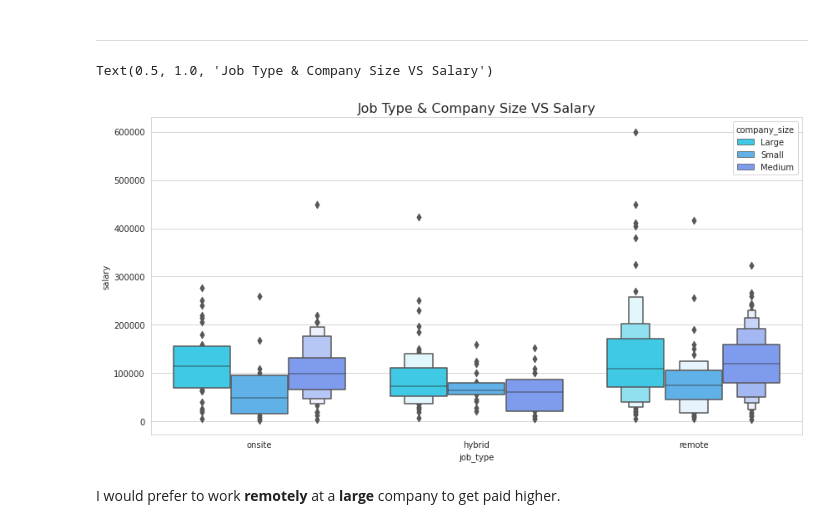
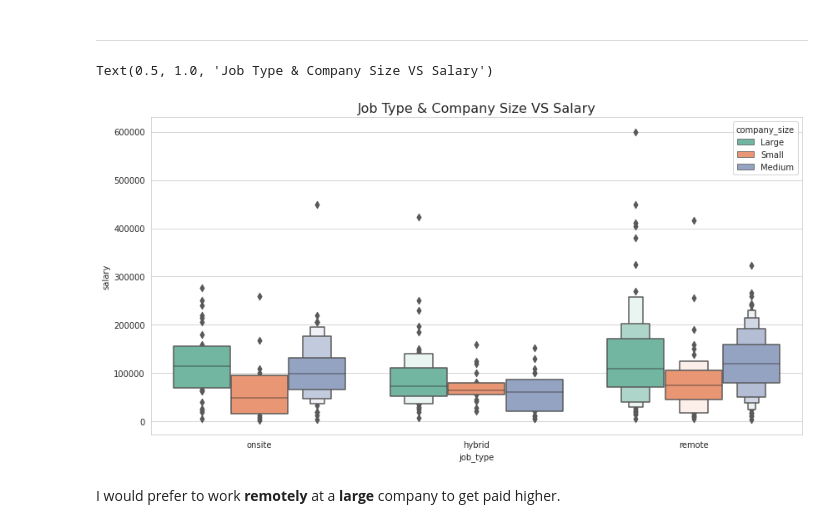
Before and after one commit to hikmatullah-mohammadi/ds-job-salaries-analysis-eda, a Jupyter notebook: ds-job-salaries-analysis-eda.ipynb, the cells around one changed output. Saved outputs shown, nothing was run; the diff lists cells and outputs as text; code cells hidden in the pictures.

```diff
--- a/ds-job-salaries-analysis-eda.ipynb
+++ b/ds-job-salaries-analysis-eda.ipynb
@@ -394,12 +411,12 @@ We see that data scientists working ***remotely*** (about **\$120,000**) have a
 # %%
 # job type and company size VS salary
 plt.figure(figsize=(14, 7))
-sns.set_palette('cool')
+sns.set_palette('Set2')
 ax = sns.boxenplot(data=df, x='job_type', y='salary', hue='company_size')
 ax.set_title('Job Type & Company Size VS Salary', fontdict={'fontsize': 16})
 # %% [output]
 Text(0.5, 1.0, 'Job Type & Company Size VS Salary')
-[figure, old version]
+[figure, new version]
 # %% [markdown]
 I would prefer to work **remotely** at a **large** company to get paid higher.
 # %% [markdown]
```
Also changed, not shown: parts of 6 cells of this notebook.
